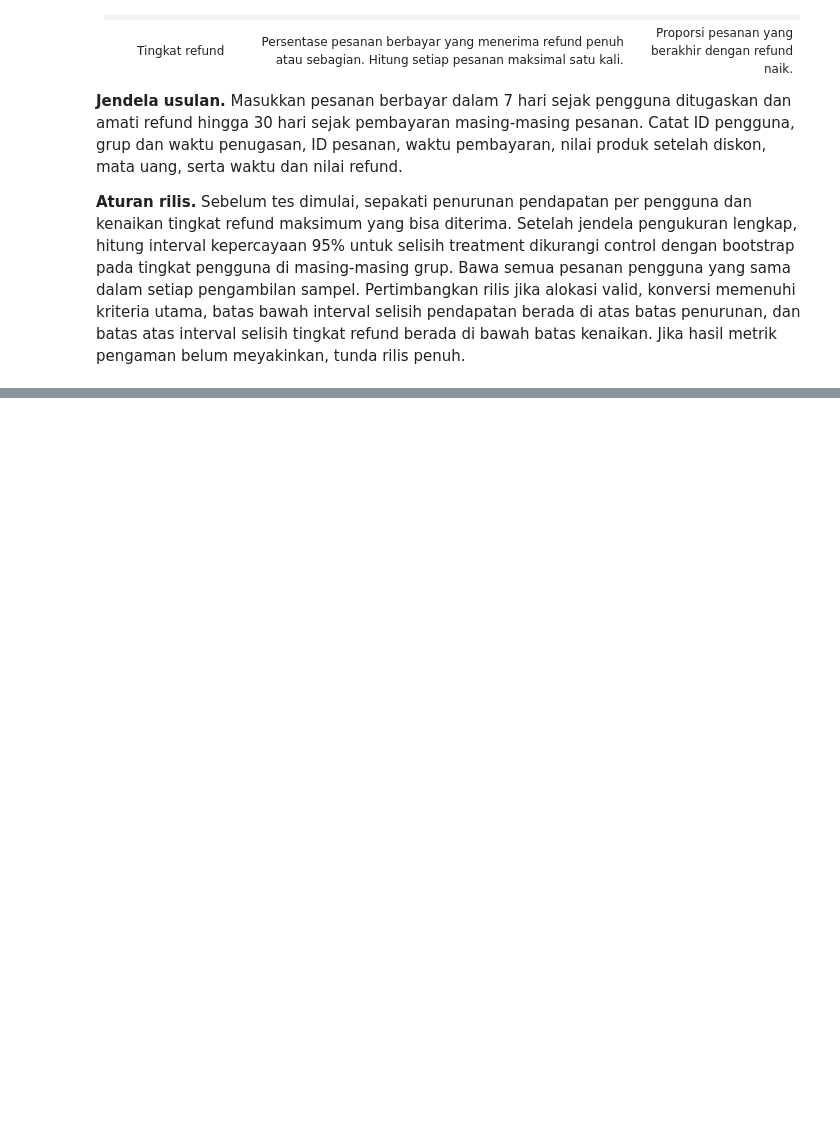
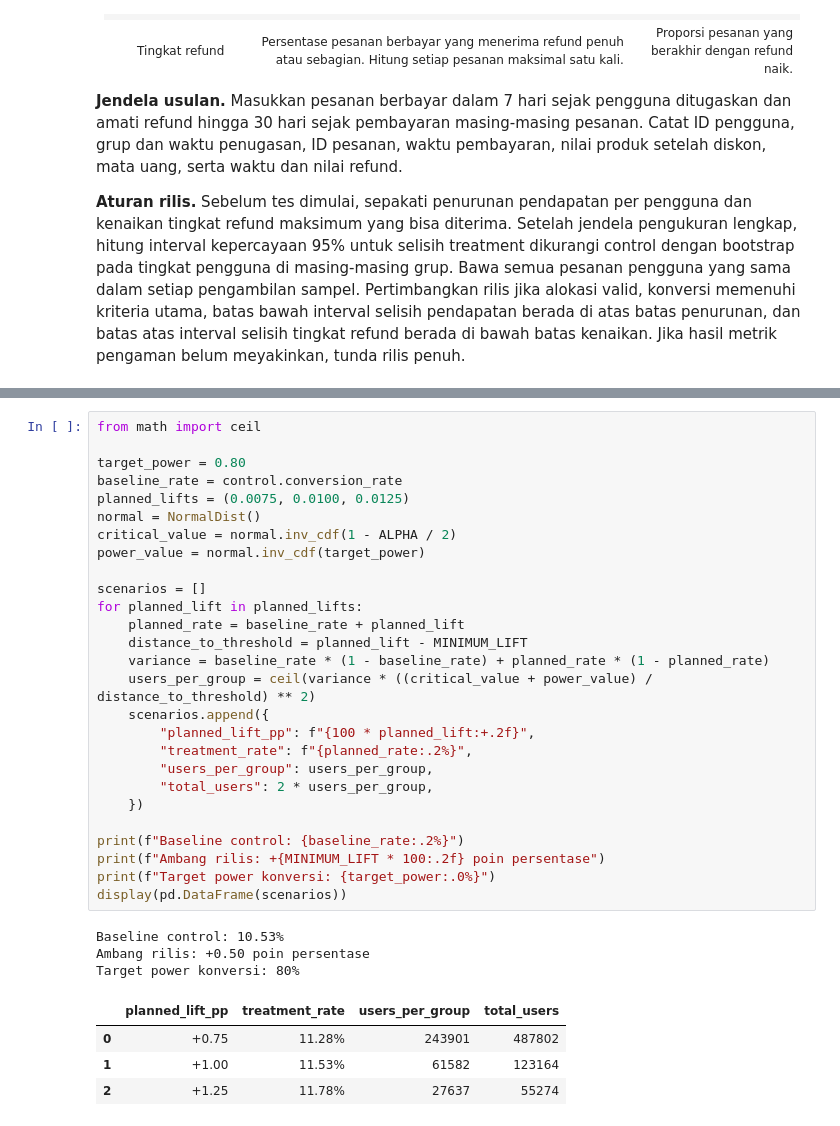
Before and after one commit to agunggust/ecommerce-ab-test, a Jupyter notebook: analysis.ipynb, the cells around one changed output, grey strips where cells are left out. Cells and saved outputs as stored; diff of their text form; blank space fills up the shorter version.

Commit message:
Plan a follow-up experiment and size the conversion test

```diff
--- a/analysis.ipynb
+++ b/analysis.ipynb
@@ -230,0 +243,35 @@ Konversi tetap menjadi metrik utama. CSV Udacity hanya memuat hasil konversi bin
+# %%
+from math import ceil
+
+target_power = 0.80
+baseline_rate = control.conversion_rate
+planned_lifts = (0.0075, 0.0100, 0.0125)
+normal = NormalDist()
+critical_value = normal.inv_cdf(1 - ALPHA / 2)
+power_value = normal.inv_cdf(target_power)
+
+scenarios = []
+for planned_lift in planned_lifts:
+    planned_rate = baseline_rate + planned_lift
+    distance_to_threshold = planned_lift - MINIMUM_LIFT
+    variance = baseline_rate * (1 - baseline_rate) + planned_rate * (1 - planned_rate)
+    users_per_group = ceil(variance * ((critical_value + power_value) / distance_to_threshold) ** 2)
+    scenarios.append({
+        "planned_lift_pp": f"{100 * planned_lift:+.2f}",
+        "treatment_rate": f"{planned_rate:.2%}",
+        "users_per_group": users_per_group,
+        "total_users": 2 * users_per_group,
+    })
+
+print(f"Baseline control: {baseline_rate:.2%}")
+print(f"Ambang rilis: +{MINIMUM_LIFT * 100:.2f} poin persentase")
+print(f"Target power konversi: {target_power:.0%}")
+display(pd.DataFrame(scenarios))
+# %% [output]
+Baseline control: 10.53%
+Ambang rilis: +0.50 poin persentase
+Target power konversi: 80%
+|  | planned_lift_pp | treatment_rate | users_per_group | total_users |
+| 0 | +0.75 | 11.28% | 243901 | 487802 |
+| 1 | +1.00 | 11.53% | 61582 | 123164 |
+| 2 | +1.25 | 11.78% | 27637 | 55274 |
```
Also changed, not shown: parts of 2 cells of this notebook, 1 other file.
